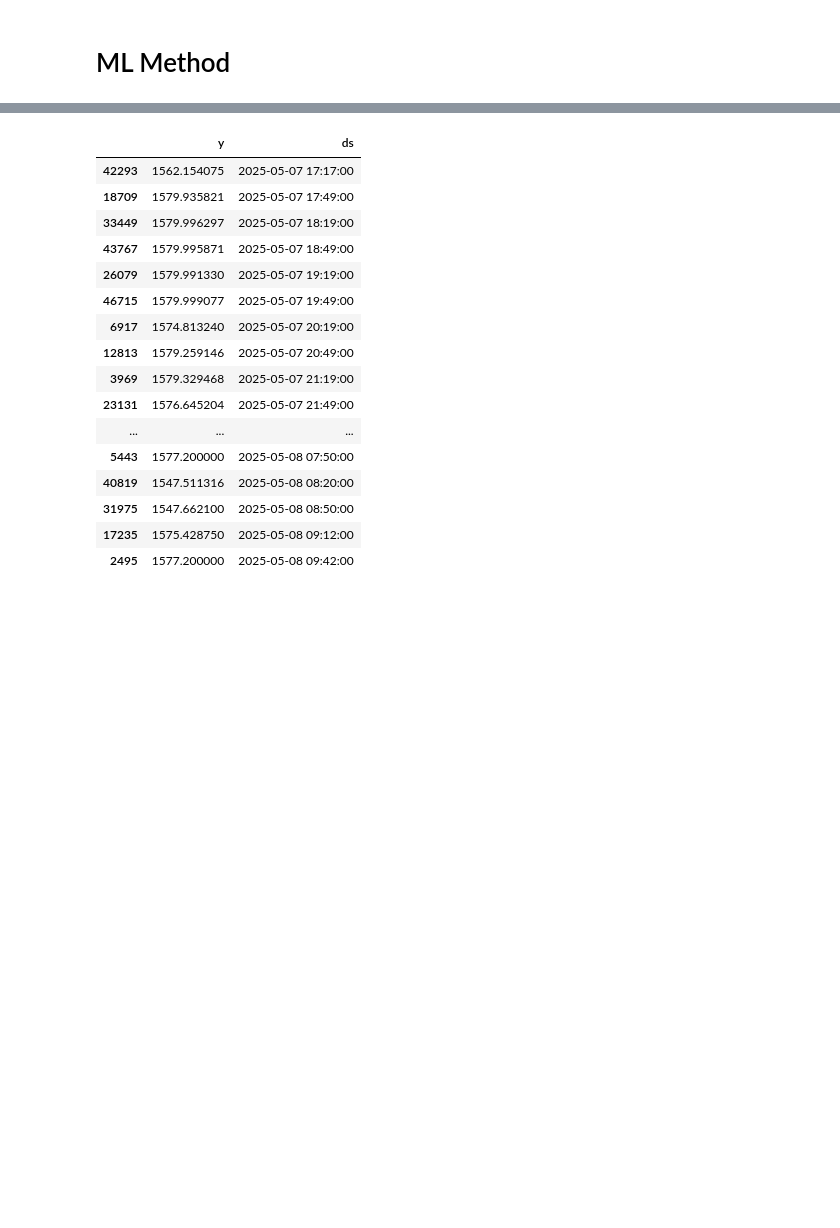
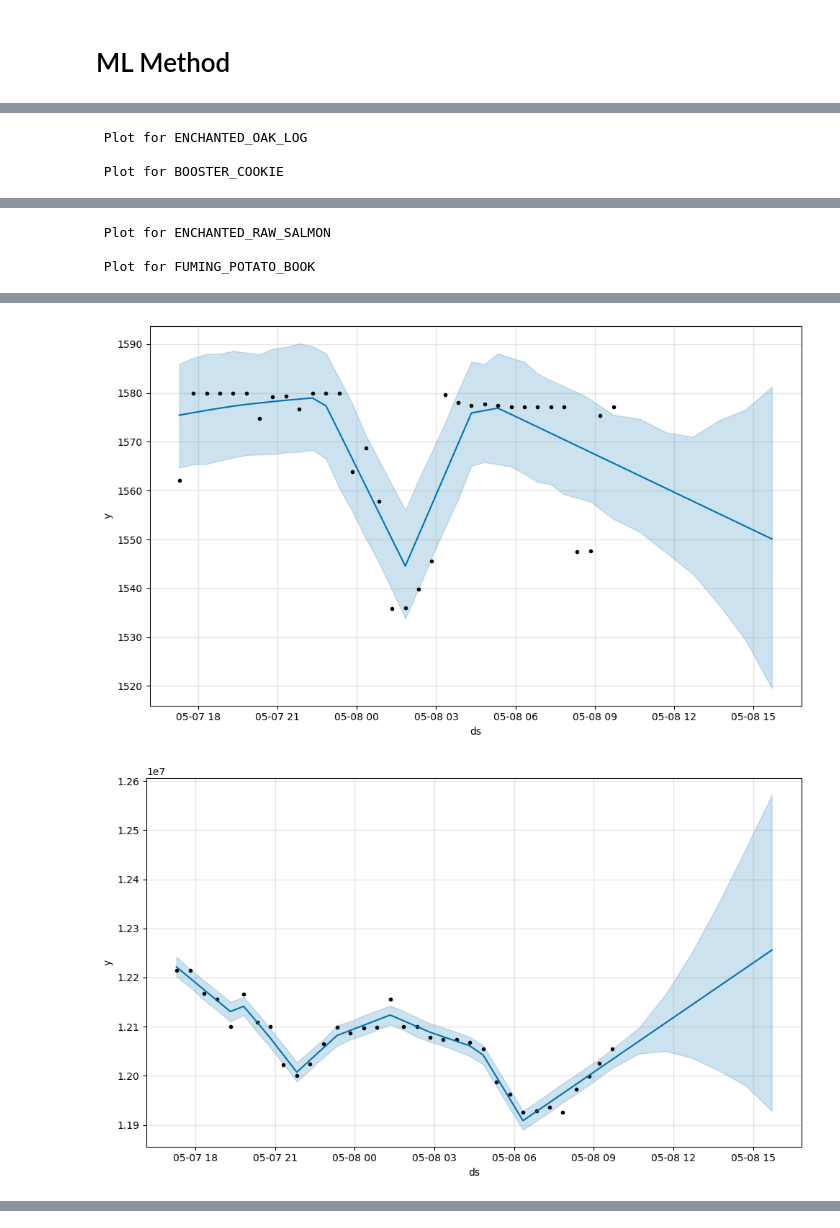
Before and after one commit to hannesmoehring/hypixel_bazaar, a Jupyter notebook: notebook.ipynb, the cells around one changed output, grey strips where cells are left out. Saved outputs shown, nothing was run; the diff lists cells and outputs as text; code cells hidden in the pictures; blank space fills up the shorter version.

Commit message:
added ml and example plots

```diff
--- a/notebook.ipynb
+++ b/notebook.ipynb
@@ -39,5 +38,3 @@ df
-# %%
-df['datetime'] = df['time'].apply(data_prep.convert_time)
 # %% [markdown]
 # Example Products
 - ENCHANTED_OAK_LOG
@@ -67,4 +64,9 @@ print(temp_list)
 # %% [markdown]
 # ML Method
 # %%
-test_products: list[str] = ["ENCHANTED_OAK_LOG", BOOSTER_COOKIE]
+test_products: list[str] = ["ENCHANTED_OAK_LOG", "BOOSTER_COOKIE", "ENCHANTED_RAW_SALMON", "FUMING_POTATO_BOOK"]
+
+for product in test_products:
+    print("\n Plot for", product)
+    ml_method.prophet_routine(df, product)
+# %% [output]
@@ -70,0 +75,3 @@ test_products: list[str] = ["ENCHANTED_OAK_LOG", BOOSTER_COOKIE]
+ Plot for ENCHANTED_OAK_LOG
+
+ Plot for BOOSTER_COOKIE
@@ -70,0 +83,3 @@ test_products: list[str] = ["ENCHANTED_OAK_LOG", BOOSTER_COOKIE]
+ Plot for ENCHANTED_RAW_SALMON
+
+ Plot for FUMING_POTATO_BOOK
@@ -70,0 +87,2 @@ test_products: list[str] = ["ENCHANTED_OAK_LOG", BOOSTER_COOKIE]
+[figure, added]
+[figure, added]
@@ -71,21 +90,0 @@ test_products: list[str] = ["ENCHANTED_OAK_LOG", BOOSTER_COOKIE]
-# %%
-temp = data_prep.prep_prophet(df, "ENCHANTED_OAK_LOG")
-temp
-# %% [output]
-|  | y | ds |
-| 42293 | 1562.154075 | 2025-05-07 17:17:00 |
-| 18709 | 1579.935821 | 2025-05-07 17:49:00 |
-| 33449 | 1579.996297 | 2025-05-07 18:19:00 |
-| 43767 | 1579.995871 | 2025-05-07 18:49:00 |
-| 26079 | 1579.991330 | 2025-05-07 19:19:00 |
-| 46715 | 1579.999077 | 2025-05-07 19:49:00 |
-| 6917 | 1574.813240 | 2025-05-07 20:19:00 |
-| 12813 | 1579.259146 | 2025-05-07 20:49:00 |
-| 3969 | 1579.329468 | 2025-05-07 21:19:00 |
-| 23131 | 1576.645204 | 2025-05-07 21:49:00 |
-| ... | ... | ... |
-| 5443 | 1577.200000 | 2025-05-08 07:50:00 |
-| 40819 | 1547.511316 | 2025-05-08 08:20:00 |
-| 31975 | 1547.662100 | 2025-05-08 08:50:00 |
-| 17235 | 1575.428750 | 2025-05-08 09:12:00 |
-| 2495 | 1577.200000 | 2025-05-08 09:42:00 |
```
Also changed, not shown: parts of 6 cells of this notebook, 3 other files.
